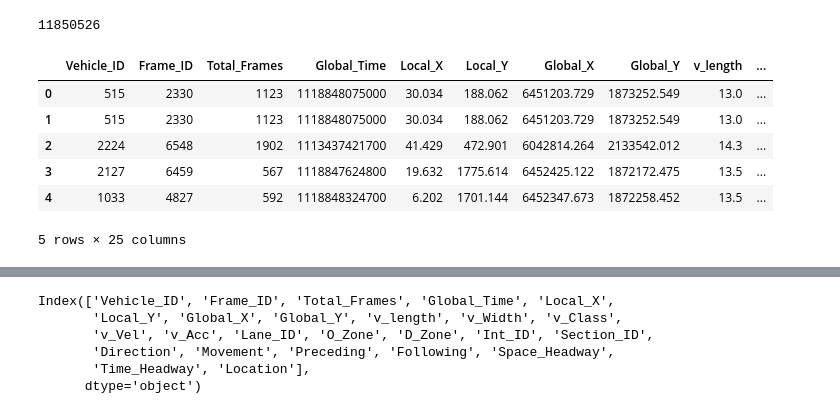
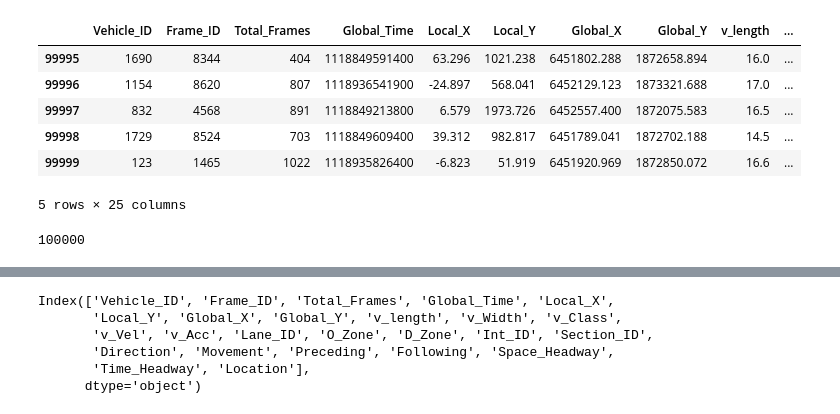
Before and after one commit to Shreyas0812/IaKNN, a Jupyter notebook: modules/scratch_pad.ipynb, the cells around one changed output, grey strips where cells are left out. Drawn from its saved outputs; the diff is of its cells as text; code cells hidden in the pictures.

```diff
--- a/modules/scratch_pad.ipynb
+++ b/modules/scratch_pad.ipynb
@@ -28,20 +25,35 @@ def load_data(file_path, chunk_size=1000, selected_columns=None):
     for chunk in chunk_iter:
         yield chunk
 # %%
-trajectories_data =
+chunk_data = True
+chunk_size = 10000
+num_chunks = 10
+selected_columns = None
+
+if chunk_data:
+    # Load data in chunks
+    trajectories_data = pd.DataFrame()
+    cur_chunk = 0
+    for chunk in load_data('../data/ngsim.csv', chunk_size=chunk_size, selected_columns=selected_columns):
+        # Process the chunk (e.g., append to a list or DataFrame)
+        trajectories_data = pd.concat([trajectories_data, chunk], ignore_index=True)
+
+        cur_chunk += 1
+        if cur_chunk >= num_chunks:
+            break
+else:
+    trajectories_data = pd.read_csv('../data/ngsim.csv')
 # %%
-# trajectories_data = pd.read_csv('../data/ngsim.csv')
+trajectories_data.tail()
+# %% [output]
+|  | Vehicle_ID | Frame_ID | Total_Frames | Global_Time | Local_X | Local_Y | Global_X | Global_Y | v_length | ... |
+| 99995 | 1690 | 8344 | 404 | 1118849591400 | 63.296 | 1021.238 | 6451802.288 | 1872658.894 | 16.0 | ... |
+| 99996 | 1154 | 8620 | 807 | 1118936541900 | -24.897 | 568.041 | 6452129.123 | 1873321.688 | 17.0 | ... |
+| 99997 | 832 | 4568 | 891 | 1118849213800 | 6.579 | 1973.726 | 6452557.400 | 1872075.583 | 16.5 | ... |
+| 99998 | 1729 | 8524 | 703 | 1118849609400 | 39.312 | 982.817 | 6451789.041 | 1872702.188 | 14.5 | ... |
+| 99999 | 123 | 1465 | 1022 | 1118935826400 | -6.823 | 51.919 | 6451920.969 | 1872850.072 | 16.6 | ... |
+5 rows × 25 columns
 # %%
 len(trajectories_data)
 # %% [output]
-11850526
+100000
-# %%
-trajectories_data.head()
-# %% [output]
-|  | Vehicle_ID | Frame_ID | Total_Frames | Global_Time | Local_X | Local_Y | Global_X | Global_Y | v_length | ... |
-| 0 | 515 | 2330 | 1123 | 1118848075000 | 30.034 | 188.062 | 6451203.729 | 1873252.549 | 13.0 | ... |
-| 1 | 515 | 2330 | 1123 | 1118848075000 | 30.034 | 188.062 | 6451203.729 | 1873252.549 | 13.0 | ... |
-| 2 | 2224 | 6548 | 1902 | 1113437421700 | 41.429 | 472.901 | 6042814.264 | 2133542.012 | 14.3 | ... |
-| 3 | 2127 | 6459 | 567 | 1118847624800 | 19.632 | 1775.614 | 6452425.122 | 1872172.475 | 13.5 | ... |
-| 4 | 1033 | 4827 | 592 | 1118848324700 | 6.202 | 1701.144 | 6452347.673 | 1872258.452 | 13.5 | ... |
-5 rows × 25 columns
```
Also changed, not shown: parts of 11 cells of this notebook, 3 other files.
